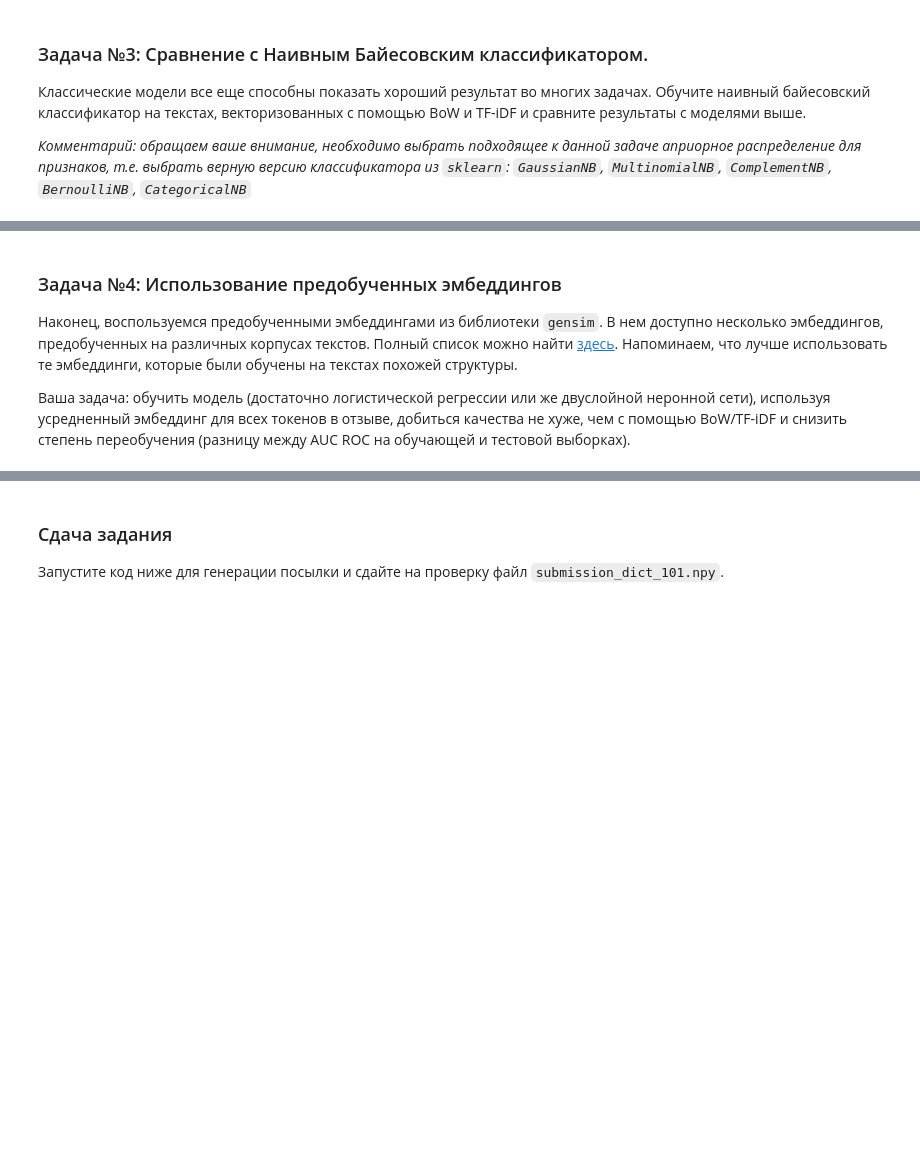
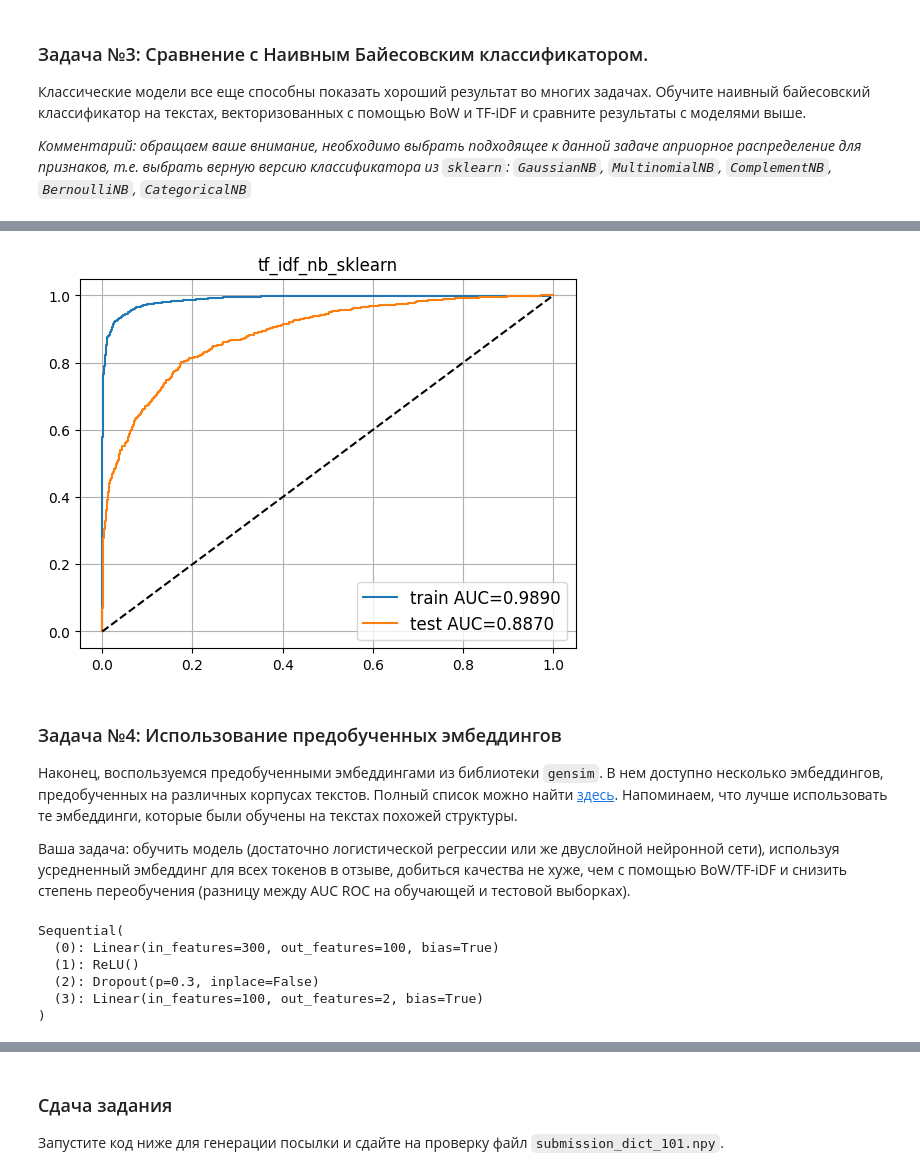
Before and after one commit to blnglishPlease/ML-and-DL, a Jupyter notebook: assignments/assignment06_text_classification/assignment01.ipynb, the cells around one changed output, grey strips where cells are left out. Saved outputs shown, nothing was run; the diff lists cells and outputs as text; code cells hidden in the pictures; blank space fills up the shorter version.

```diff
--- a/assignments/assignment06_text_classification/assignment01.ipynb
+++ b/assignments/assignment06_text_classification/assignment01.ipynb
@@ -435,7 +452,15 @@ from sklearn.naive_bayes import # your code here
 # %%
-clf_nb_bow = # your code here
+tfidfvectorizer = TfidfVectorizer(analyzer='word', max_features=k)
+tfidfvectorizer.fit(texts_train)
+
+X_train_tfidf = tfidfvectorizer.transform(texts_train).toarray()
+X_test_tfidf = tfidfvectorizer.transform(texts_test).toarray()
+
+clf_nb_tfidf = MultinomialNB().fit(X_train_tfidf, y_train) # your code here
 
 # do not change the code in the block below
 # __________start of block__________
-out_dict = visualize_and_save_results(clf_nb_bow, 'bow_nb_sklearn', X_train_bow, X_test_bow, y_train, y_test, out_dict)
+out_dict = visualize_and_save_results(clf_nb_tfidf, 'tf_idf_nb_sklearn', X_train_tfidf, X_test_tfidf, y_train, y_test, out_dict)
 # __________end of block__________
+# %% [output]
+[figure, added]
@@ -457,4 +475,4 @@ assert out_dict['tf_idf_nb_sklearn_test'] > 0.86, 'TF-iDF Naive Bayes score shou
 
 Наконец, воспользуемся предобученными эмбеддингами из библиотеки `gensim`. В нем доступно несколько эмбеддингов, предобученных на различных корпусах текстов. Полный список можно найти [здесь](https://radimrehurek.com/gensim/models/word2vec.html#pretrained-models). Напоминаем, что лучше использовать те эмбеддинги, которые были обучены на текстах похожей структуры.
 
-Ваша задача: обучить модель (достаточно логистической регрессии или же двуслойной неронной сети), используя усредненный эмбеддинг для всех токенов в отзыве, добиться качества не хуже, чем с помощью BoW/TF-iDF и снизить степень переобучения (разницу между AUC ROC на обучающей и тестовой выборках).
+Ваша задача: обучить модель (достаточно логистической регрессии или же двуслойной нейронной сети), используя усредненный эмбеддинг для всех токенов в отзыве, добиться качества не хуже, чем с помощью BoW/TF-iDF и снизить степень переобучения (разницу между AUC ROC на обучающей и тестовой выборках).
@@ -481 +507,17 @@ model = # your code here
+# %%
+model = model = nn.Sequential(
+    nn.Linear(gensim_embedding_model.vector_size, 100),
+    nn.ReLU(),
+    nn.Dropout(0.3),
+    nn.Linear(100, 2),
+)
+
+model.to(device, torch.float32) # your code here
+# %% [output]
+Sequential(
+  (0): Linear(in_features=300, out_features=100, bias=True)
+  (1): ReLU()
+  (2): Dropout(p=0.3, inplace=False)
+  (3): Linear(in_features=100, out_features=2, bias=True)
+)
 # %%
```
Also changed, not shown: parts of 20 cells of this notebook.
